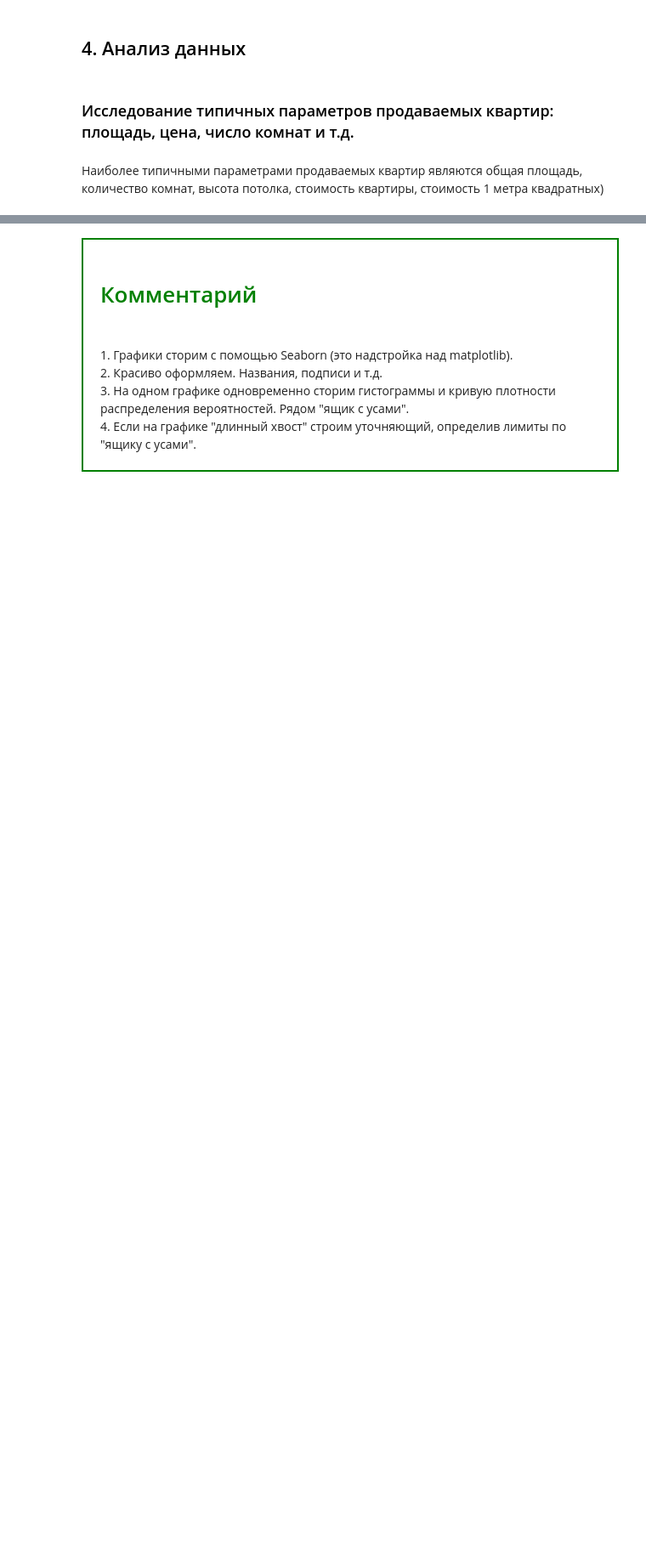
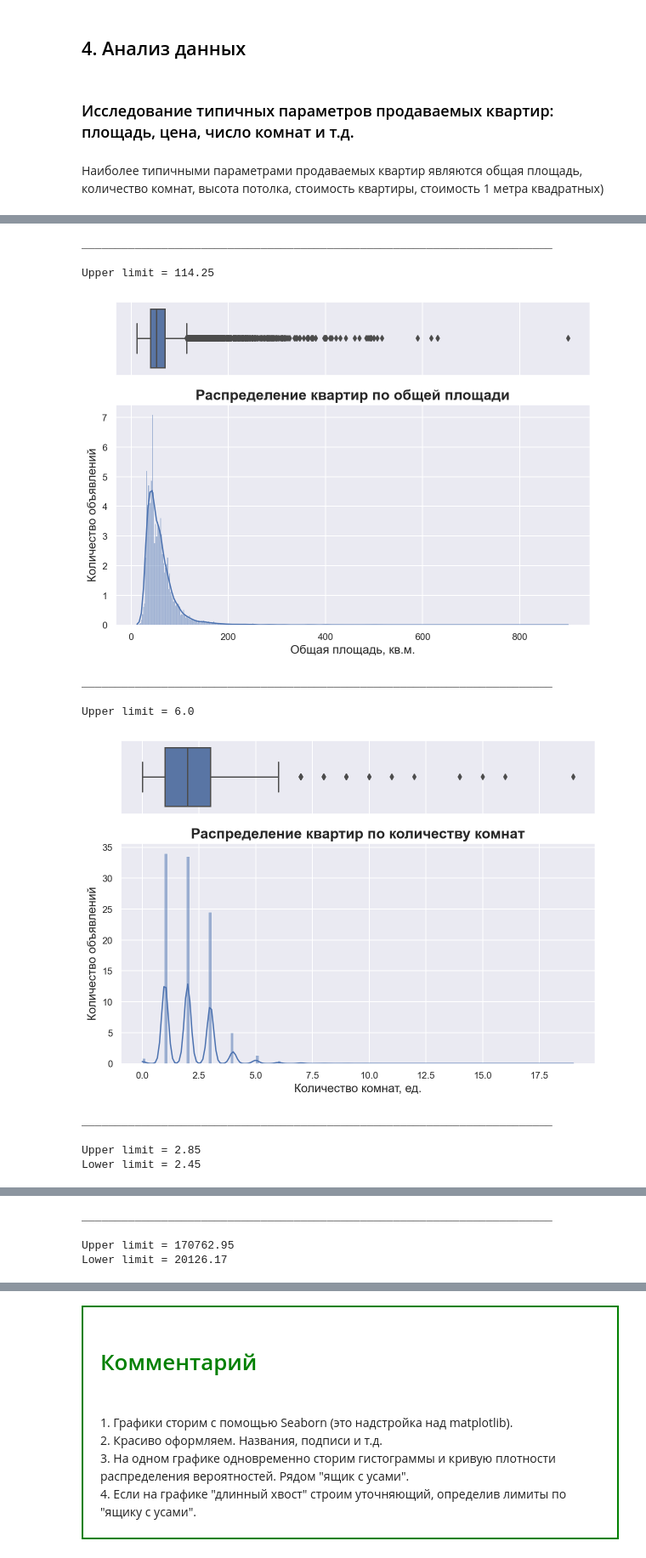
Before and after one commit to Valery2120/DS-DE, a Jupyter notebook: jupyter/ds/theme_04/theme_04.ipynb, the cells around one changed output, grey strips where cells are left out. Shown at 85% size. Drawn from its saved outputs; the diff is of its cells as text; code cells hidden in the pictures; blank space fills up the shorter version.

Commit message:
Report
I've I made the necessary changes to my project, corrected diagram  and made new conclusions.

```diff
--- a/jupyter/ds/theme_04/theme_04.ipynb
+++ b/jupyter/ds/theme_04/theme_04.ipynb
@@ -392,3 +419,4 @@ Name: balcony, dtype: int64
 # %%
-data[(data['balcony'] >= 3) & (data['total_area'] > 150)].info()
+data.loc[(data['balcony'] >= 3) & (data['total_area'] < 150), 'balcony'] = 2
+display(data.balcony.value_counts(dropna=False).sort_index())
 # %% [output]
@@ -414,3 +429,0 @@ memory usage: 3.8+ KB
-# %%
-data.loc[(data['balcony'] >= 3) & (data['total_area'] <= 150), 'balcony'] = 2
-display(data.balcony.value_counts(dropna=False))
@@ -731,8 +736,3 @@ memory usage: 4.2+ MB
 ### <a id='research-parameters'><span style="color:black">Исследование типичных параметров продаваемых квартир: площадь, цена, число комнат и т.д.</span></a>
 # %% [markdown]
 Наиболее типичными параметрами продаваемых квартир являются общая площадь, количество комнат, высота потолка, стоимость квартиры, стоимость 1 метра квадратных)
-# %%
-features = ['total_area', 'rooms', 'ceiling_height', 'price_per_meter', 'last_price', 'floor']
-for feature in features:
-    data.hist(feature, bins=100, figsize = (7,3), grid=True, legend=True)
-    plt.show()
@@ -745,0 +739,57 @@ for feature in features:
+# %%
+def set_limit(data, feature):
+    Q3 = data[feature].quantile(0.75)
+    Q1 = data[feature].quantile(0.25)
+    IQR = Q3 - Q1
+    upper_limit = (Q3 + 1.5*IQR)
+    print(f'Upper limit = {round(upper_limit, 2)}')
+    lower_limit = (Q1 - 1.5*IQR)
+    if lower_limit > 0:
+        print(f'Lower limit = {round(lower_limit, 2)}')
+    limit = [round(upper_limit, 2), round(lower_limit, 2)]
+    return limit
+
+def creating_box_hist(column, df, description):
+    # set a grey background (use sns.set_theme() if seaborn version 0.11.0 or above)
+    sns.set(style="darkgrid")
+
+    # creating a figure composed of two matplotlib.Axes objects (ax_box and ax_hist)
+    f, (ax_box, ax_hist) = plt.subplots(2, sharex=True, gridspec_kw={"height_ratios": (.25, .75)}, figsize=(10,7))
+
+    # assigning a graph to each ax
+    sns.boxplot(df[column], ax=ax_box)
+    sns.histplot(data=df, x=column, ax=ax_hist, kde=True, bins='auto', stat='percent')
+
+    plt.title(f'Распределение квартир по {description[1]}',fontdict={'fontsize': 17, 'fontweight':'bold'})
+    plt.xlabel(description[0], fontdict={'fontsize': 14}), plt.ylabel('Количество объявлений', fontdict={'fontsize': 14})
+
+    # Remove x axis name for the boxplot
+    ax_box.set(xlabel='')
+    plt.show()
+
+
+features = {'total_area': ['Общая площадь, кв.м.', 'общей площади'],
+            'rooms': ['Количество комнат, ед.', 'количеству комнат'],
+            'ceiling_height': ['Высота потолков, м', 'высоте потолков'],
+            'price_per_meter': ['Цена за квадратный метр, тыс.', 'цене за кв.м.'],
+            'last_price' : ['Стоимость квартиры', 'стоимости'],
+            'floor': ['Этаж', 'этажности']}
+
+for key, values in features.items():
+    print('_______________________________________________________________________')
+    print()
+    set_limit(data, key)
+    creating_box_hist(key, data, values)
+# %% [output]
+_______________________________________________________________________
+
+Upper limit = 114.25
+[figure, added]
+_______________________________________________________________________
+
+Upper limit = 6.0
+[figure, added]
+_______________________________________________________________________
+
+Upper limit = 2.85
+Lower limit = 2.45
@@ -745,0 +797,4 @@ for feature in features:
+_______________________________________________________________________
+
+Upper limit = 170762.95
+Lower limit = 20126.17
```
Also changed, not shown: parts of 67 cells of this notebook.
